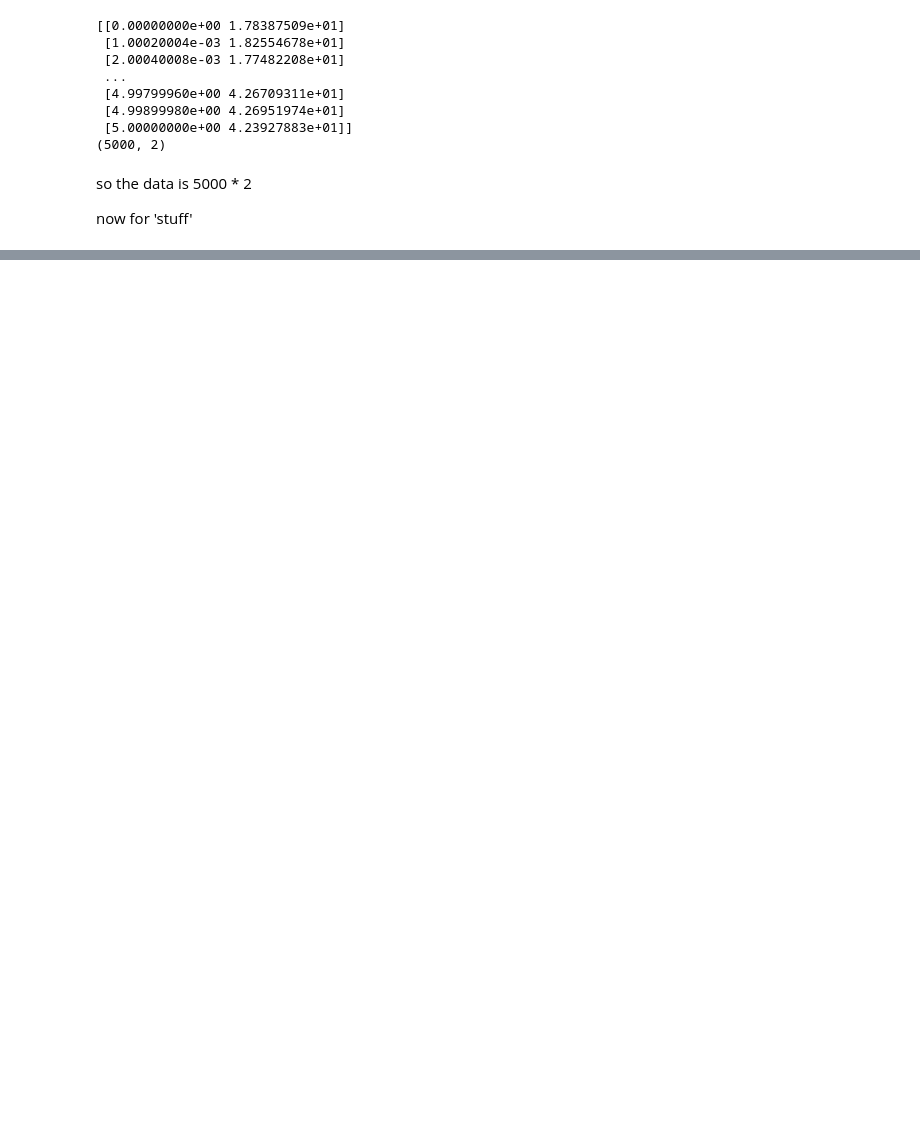
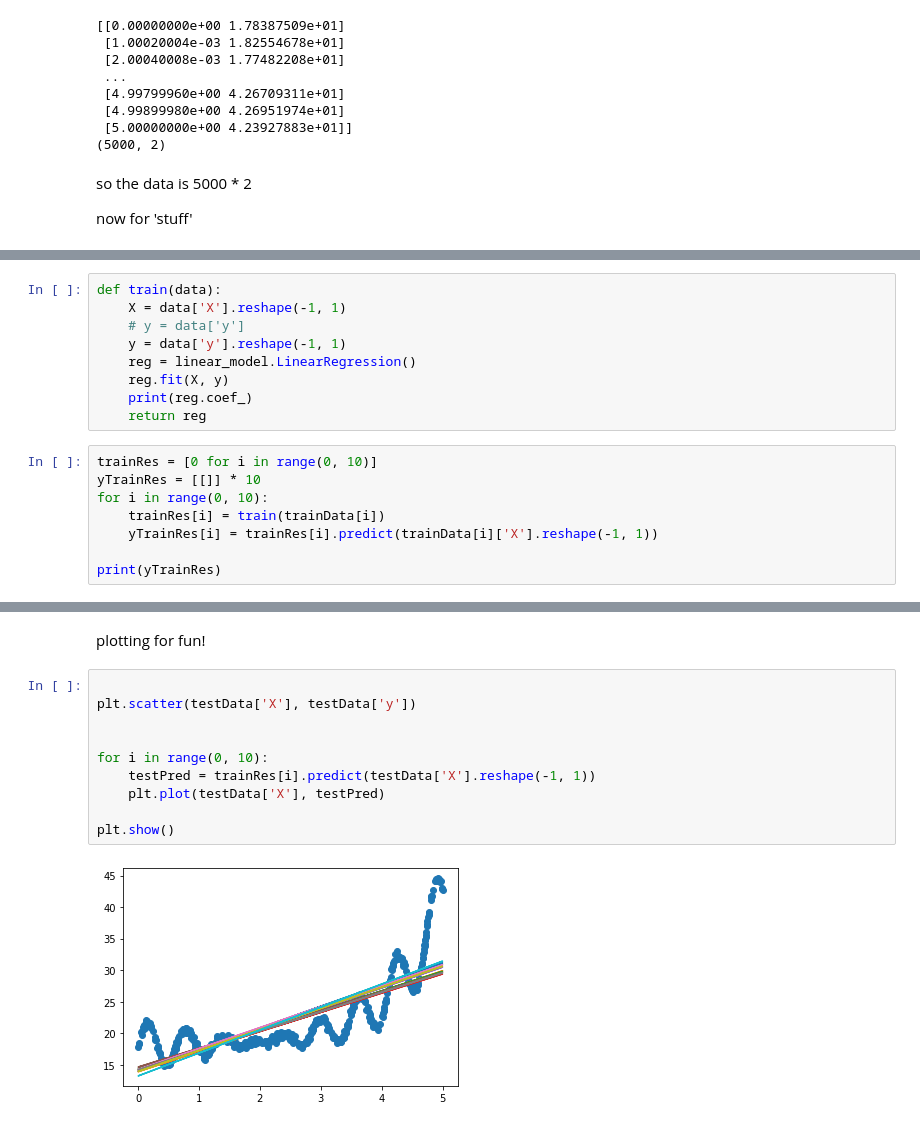
Before and after one commit to saru-d2/Assignment1, a Jupyter notebook: stuffs/1.ipynb, the cells around one changed output, grey strips where cells are left out. Cells and saved outputs as stored; diff of their text form; blank space fills up the shorter version.

```diff
--- a/stuffs/1.ipynb
+++ b/stuffs/1.ipynb
@@ -37,0 +57,17 @@ print(unpickled_data[-1])
+# %%
+def train(data):
+    X = data['X'].reshape(-1, 1)
+    # y = data['y']
+    y = data['y'].reshape(-1, 1)
+    reg = linear_model.LinearRegression()
+    reg.fit(X, y)
+    print(reg.coef_)
+    return reg
+# %%
+trainRes = [0 for i in range(0, 10)]
+yTrainRes = [[]] * 10
+for i in range(0, 10):
+    trainRes[i] = train(trainData[i])
+    yTrainRes[i] = trainRes[i].predict(trainData[i]['X'].reshape(-1, 1))
+
+print(yTrainRes)
@@ -37,0 +92,14 @@ print(unpickled_data[-1])
+# %% [markdown]
+plotting for fun!
+# %%
+
+plt.scatter(testData['X'], testData['y'])
+
+
+for i in range(0, 10):
+    testPred = trainRes[i].predict(testData['X'].reshape(-1, 1))
+    plt.plot(testData['X'], testPred)
+
+plt.show()
+# %% [output]
+[figure, added]
```
Also changed, not shown: parts of 6 cells of this notebook.
